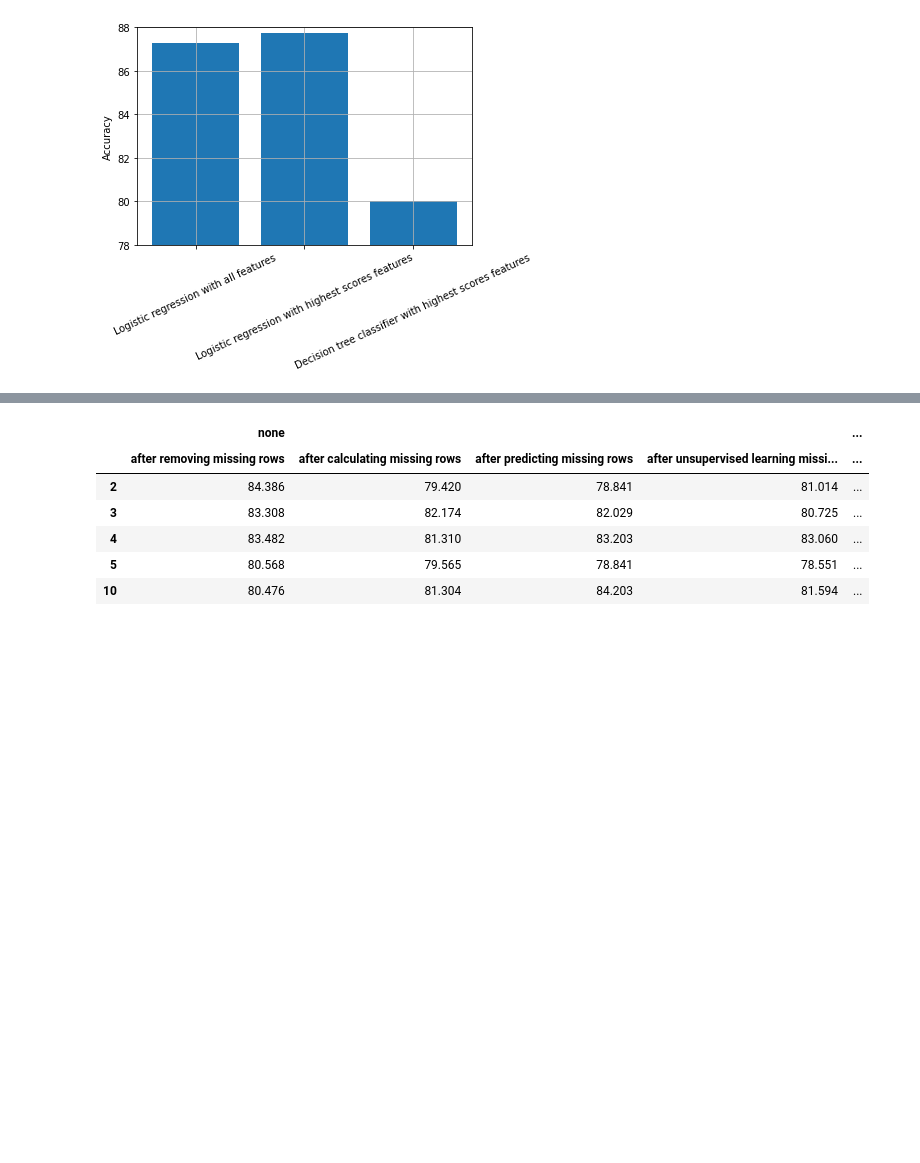
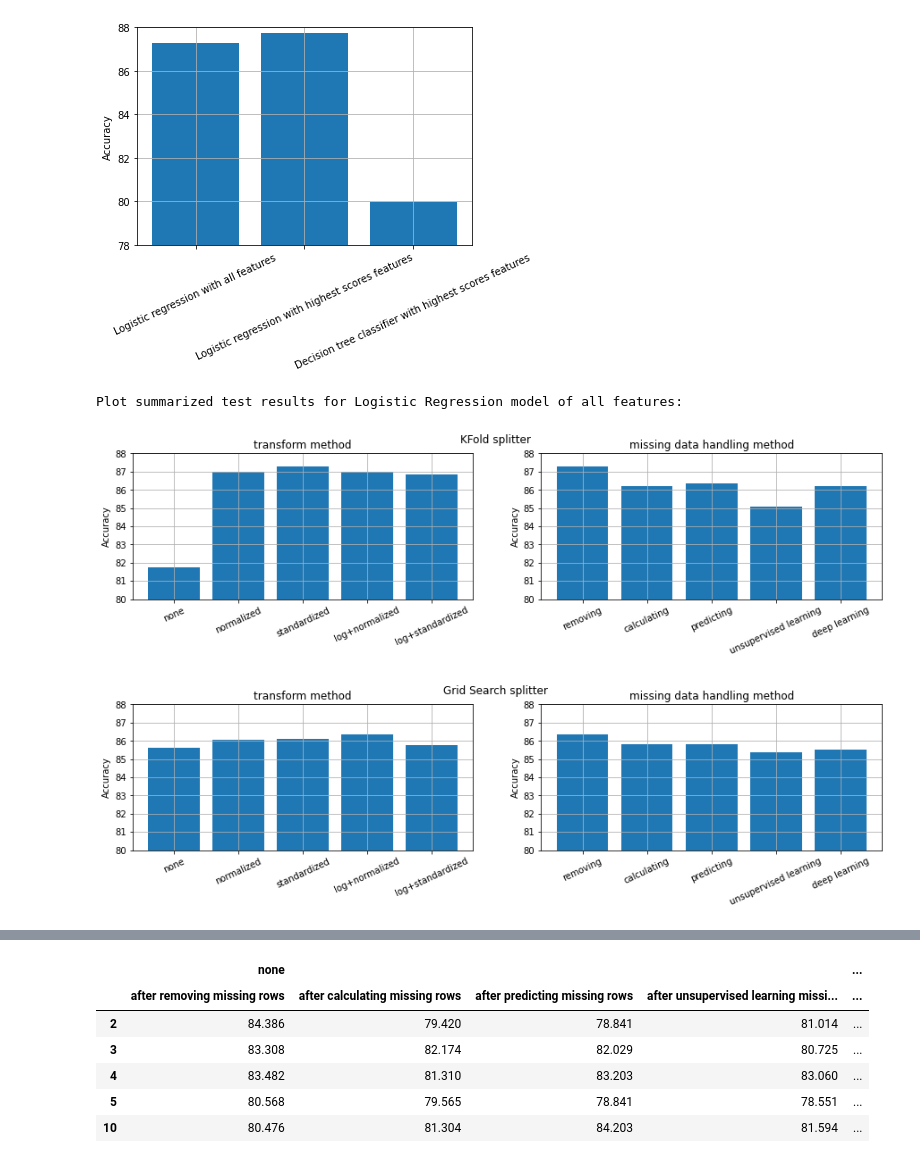
Before and after one commit to lebaz20/credit-approval-ml, a Jupyter notebook: project.ipynb, the cells around one changed output, grey strips where cells are left out. Saved outputs shown, nothing was run; the diff lists cells and outputs as text; code cells hidden in the pictures; blank space fills up the shorter version.

```diff
--- a/project.ipynb
+++ b/project.ipynb
@@ -1017,5 +1041,5 @@ Accuracy after deep learning missing rows: 77.542% avg (0.087 std) with log+stan
 # %%
-allFeaturesProcessedLogisticRegressionTestResults = processTestResults(allFeaturesLogisticRegressionTestResults)
+allFeaturesLogisticRegressionProcessedTestResults = processTestResults(allFeaturesLogisticRegressionTestResults)
 highestScoresFeaturesLogisticRegressionProcessedTestResults = processTestResults(highestScoresFeaturesLogisticRegressionTestResults)
 highestScoresFeaturesDecisionTreeProcessedTestResults = processTestResults(highestScoresFeaturesDecisionTreeTestResults)
 
@@ -1024,7 +1048,7 @@ def getHighestAccuracy(accuracies):
 
 print("\nPlot test results for Logistic Regression vs Decision tree classifier models:")
 summary = {
-    "Logistic regression with all features": getHighestAccuracy(allFeaturesProcessedLogisticRegressionTestResults[2]),
+    "Logistic regression with all features": getHighestAccuracy(allFeaturesLogisticRegressionProcessedTestResults[2]),
     "Logistic regression with highest scores features": getHighestAccuracy(highestScoresFeaturesLogisticRegressionProcessedTestResults[2]),
     "Decision tree classifier with highest scores features": getHighestAccuracy(highestScoresFeaturesDecisionTreeProcessedTestResults[2]),
 }
@@ -1037 +1082,8 @@ Plot test results for Logistic Regression vs Decision tree classifier models:
+# %%
+print("\nPlot summarized test results for Logistic Regression model of all features:")
+plotSummarizedResults(algKFoldDatasetsSummarized,algKFoldTransformsSummarized,algGridSearchDatasetsSummarized,algGridSearchTransformsSummarized)
+# %% [output]
+Plot summarized test results for Logistic Regression model of all features:
+[figure, added]
+[figure, added]
 # %%
```
Also changed, not shown: parts of 18 cells of this notebook, 1 other file.
